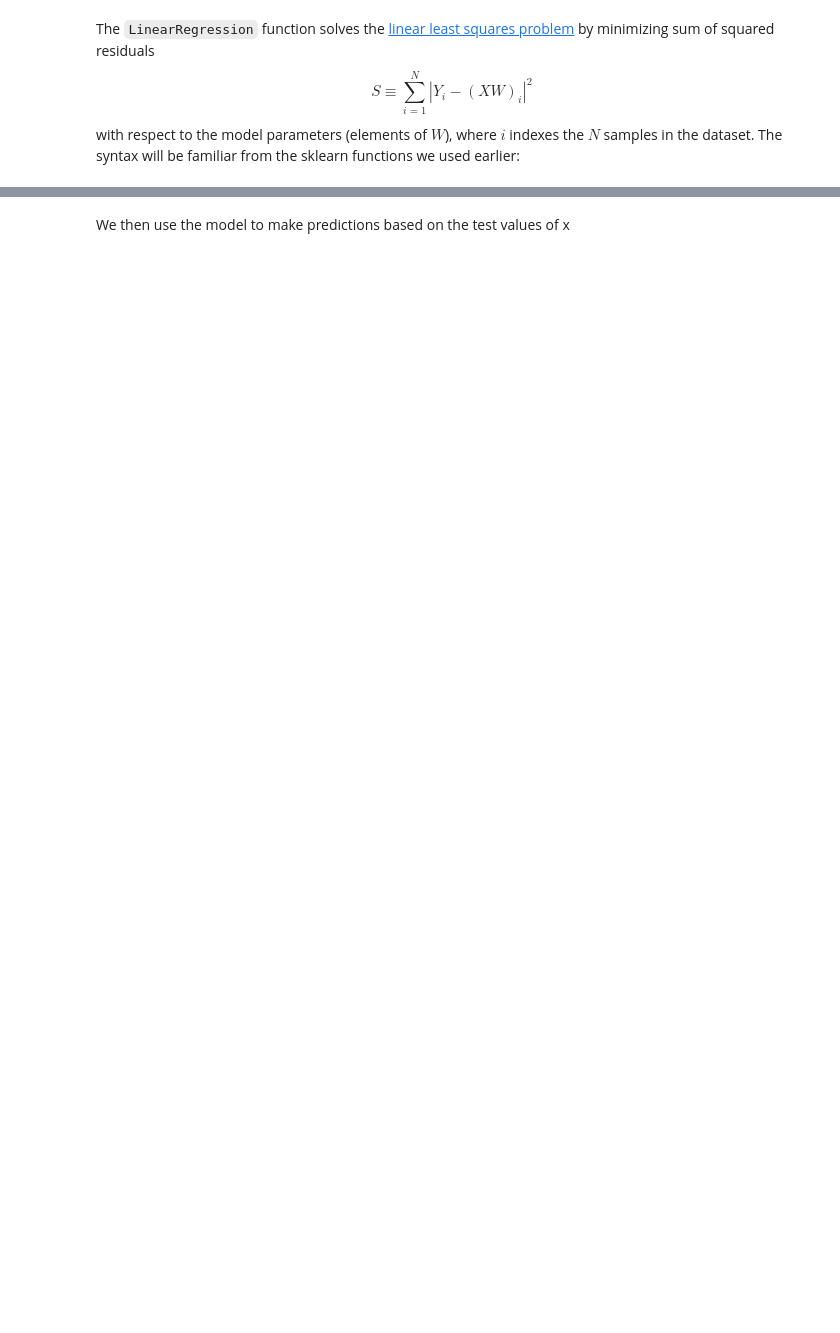
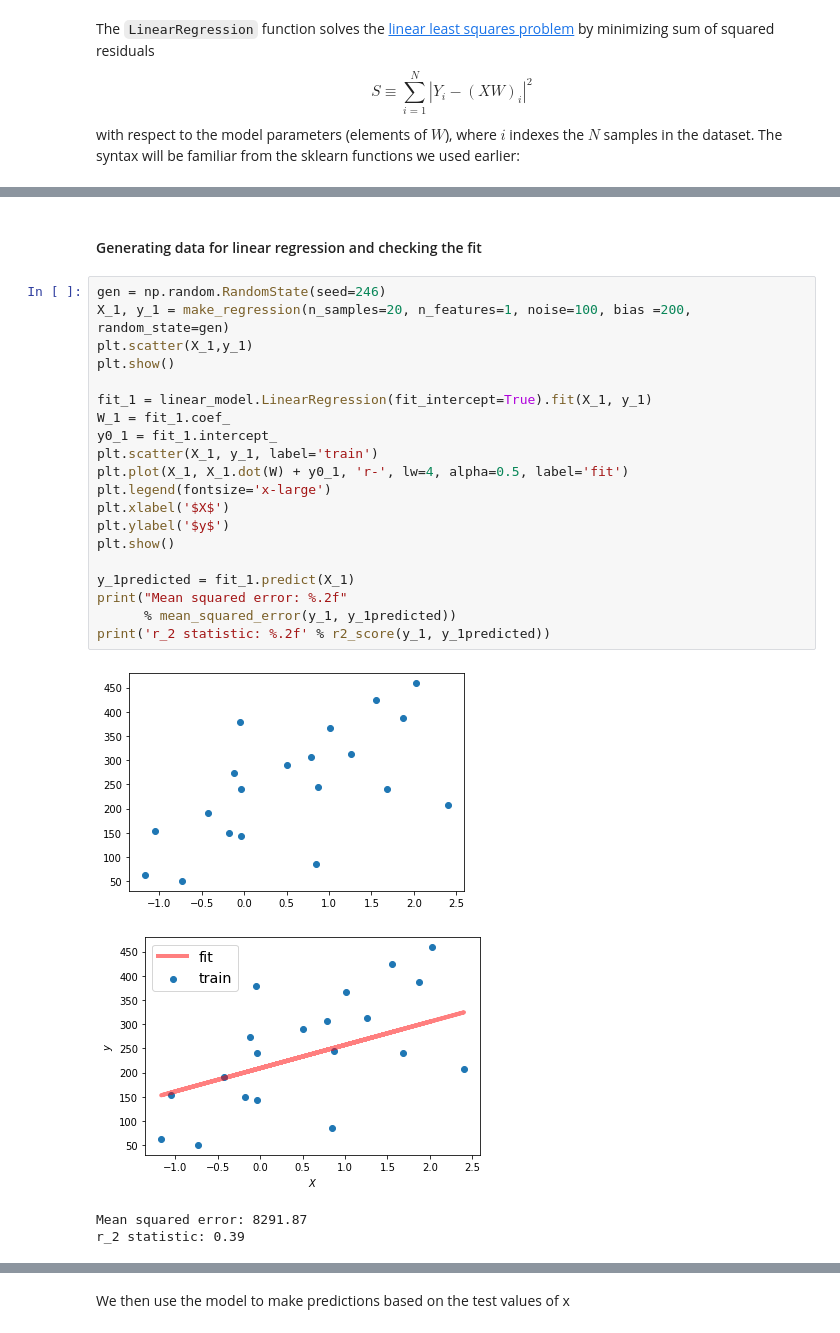
Before and after one commit to bkalita23/MLinSummer20, a Jupyter notebook: SupervisedLearning2.ipynb, the cells around one changed output, grey strips where cells are left out. Saved outputs shown, nothing was run; the diff lists cells and outputs as text; blank space fills up the shorter version.

```diff
--- a/SupervisedLearning2.ipynb
+++ b/SupervisedLearning2.ipynb
@@ -78,0 +88,27 @@ Intercept:
+# %% [markdown]
+#### Generating data for linear regression and checking the fit
+# %%
+gen = np.random.RandomState(seed=246)
+X_1, y_1 = make_regression(n_samples=20, n_features=1, noise=100, bias =200, random_state=gen)
+plt.scatter(X_1,y_1)
+plt.show()
+
+fit_1 = linear_model.LinearRegression(fit_intercept=True).fit(X_1, y_1)
+W_1 = fit_1.coef_
+y0_1 = fit_1.intercept_
+plt.scatter(X_1, y_1, label='train')
+plt.plot(X_1, X_1.dot(W) + y0_1, 'r-', lw=4, alpha=0.5, label='fit')
+plt.legend(fontsize='x-large')
+plt.xlabel('$X$')
+plt.ylabel('$y$')
+plt.show()
+
+y_1predicted = fit_1.predict(X_1)
+print("Mean squared error: %.2f"
+      % mean_squared_error(y_1, y_1predicted))
+print('r_2 statistic: %.2f' % r2_score(y_1, y_1predicted))
+# %% [output]
+[figure, added]
+[figure, added]
+Mean squared error: 8291.87
+r_2 statistic: 0.39
```
Also changed, not shown: parts of 19 cells of this notebook.
